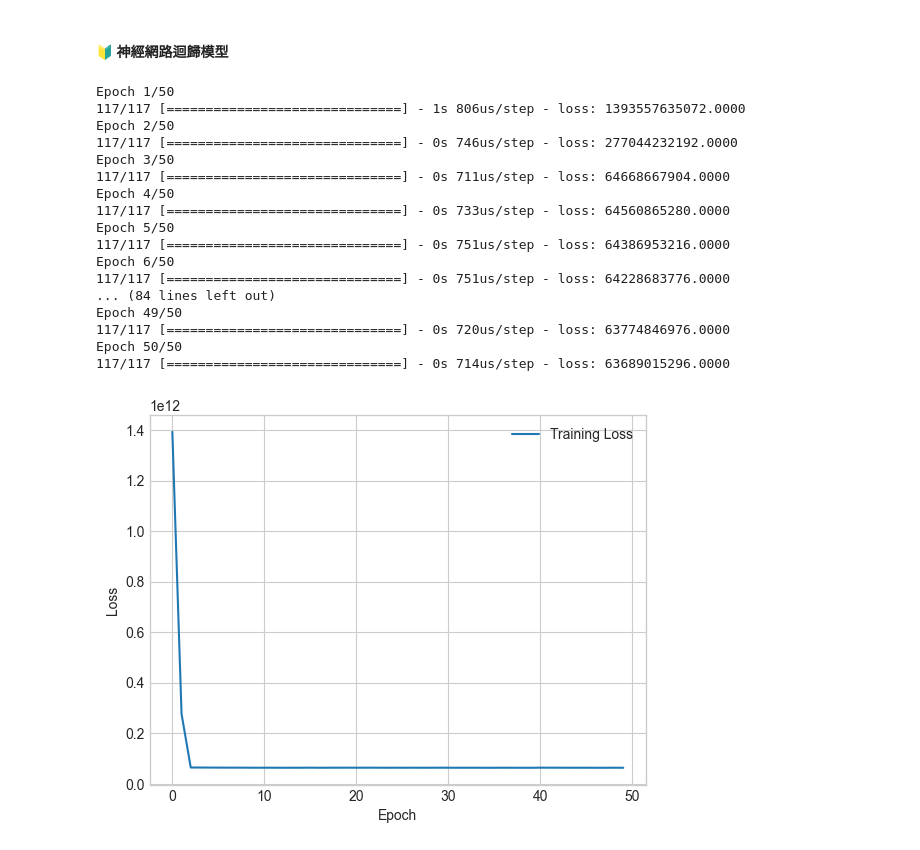
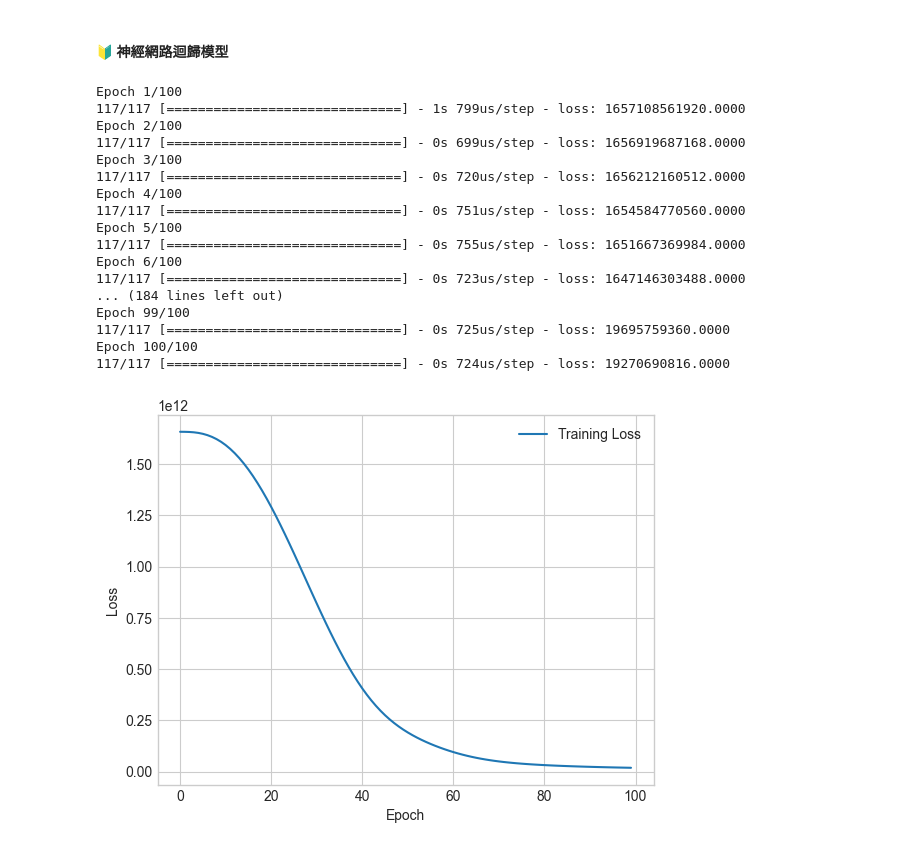
Before and after one commit to RogelioKG/Introduction-to-Machine-Learning, a Jupyter notebook: homework1.ipynb, the cells around one changed output. Cells and saved outputs as stored; diff of their text form; code cells hidden in the pictures.

```diff
--- a/homework1.ipynb
+++ b/homework1.ipynb
@@ -164,6 +175,12 @@ plt.show()
 [figure]
 # %% [markdown]
 #### 🔰 **神經網路迴歸模型**
+# %%
+from sklearn.preprocessing import StandardScaler
+# 使用 StandardScaler 進行標準化
+scaler = StandardScaler()
+X_train_scaled = scaler.fit_transform(X_train)
+X_test_scaled = scaler.transform(X_test)
 # %%
 # 試試看神經網路迴歸吧？
 import tensorflow as tf
@@ -172,51 +189,51 @@ class LossCallback(tf.keras.callbacks.Callback):
     def on_train_begin(self, logs=None):
         self.losses = []
 
     def on_epoch_end(self, epoch, logs=None):
         self.losses.append(logs['loss'])
 
     def show_loss(self):
         plt.plot(self.losses, label='Training Loss')
         plt.xlabel('Epoch')
         plt.ylabel('Loss')
         plt.legend()
         plt.show()
 
 # 紀錄 loss
 loss_callback = LossCallback()
 
 # 輸入維度為5 (因為我們有5個輸入變數)
 model = tf.keras.Sequential([
     tf.keras.layers.Dense(64, activation='relu'),
     tf.keras.layers.Dense(32, activation='relu'),
     tf.keras.layers.Dense(1)
 ])
 
 # 編譯模型
 model.compile(optimizer='adam', loss='mean_squared_error')
 
 # 訓練模型
-model.fit(X_train, y_train, epochs=50, batch_size=30, callbacks=[loss_callback])
+model.fit(X_train_scaled, y_train, epochs=100, batch_size=30, callbacks=[loss_callback])
 
 loss_callback.show_loss()
 # %% [output]
-Epoch 1/50
-117/117 [==============================] - 1s 806us/step - loss: 1393557635072.0000
-Epoch 2/50
-117/117 [==============================] - 0s 746us/step - loss: 277044232192.0000
-Epoch 3/50
-117/117 [==============================] - 0s 711us/step - loss: 64668667904.0000
-Epoch 4/50
-117/117 [==============================] - 0s 733us/step - loss: 64560865280.0000
-Epoch 5/50
-117/117 [==============================] - 0s 751us/step - loss: 64386953216.0000
-Epoch 6/50
-117/117 [==============================] - 0s 751us/step - loss: 64228683776.0000
-... (84 lines left out)
-Epoch 49/50
-117/117 [==============================] - 0s 720us/step - loss: 63774846976.0000
-Epoch 50/50
-117/117 [==============================] - 0s 714us/step - loss: 63689015296.0000
+Epoch 1/100
+117/117 [==============================] - 1s 799us/step - loss: 1657108561920.0000
+Epoch 2/100
+117/117 [==============================] - 0s 699us/step - loss: 1656919687168.0000
+Epoch 3/100
+117/117 [==============================] - 0s 720us/step - loss: 1656212160512.0000
+Epoch 4/100
+117/117 [==============================] - 0s 751us/step - loss: 1654584770560.0000
+Epoch 5/100
+117/117 [==============================] - 0s 755us/step - loss: 1651667369984.0000
+Epoch 6/100
+117/117 [==============================] - 0s 723us/step - loss: 1647146303488.0000
+... (184 lines left out)
+Epoch 99/100
+117/117 [==============================] - 0s 725us/step - loss: 19695759360.0000
+Epoch 100/100
+117/117 [==============================] - 0s 724us/step - loss: 19270690816.0000
-[figure, old version]
+[figure, new version]
 # %%
 # 進行預測
```
Also changed, not shown: parts of 9 cells of this notebook.
